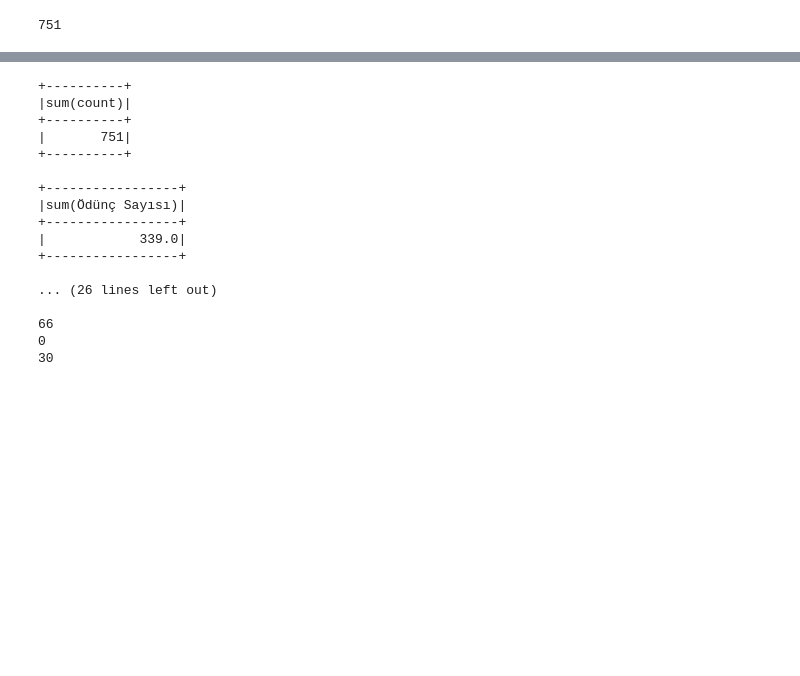
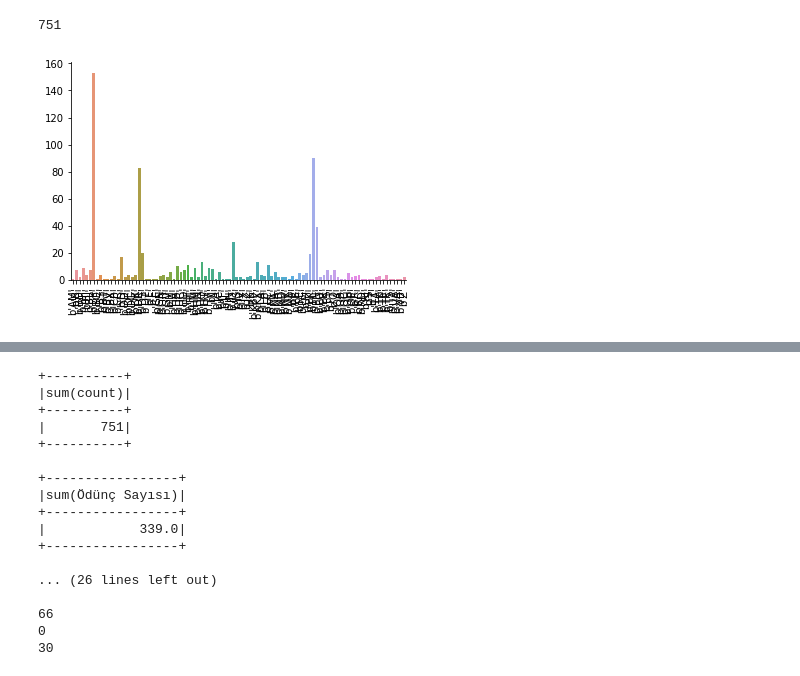
Before and after one commit to NJT145/CS_340, a Jupyter notebook: kütüphane/CS340_Project.ipynb, the cells around one changed output, grey strips where cells are left out. Cells and saved outputs as stored; diff of their text form; code cells hidden in the pictures; blank space fills up the shorter version.

```diff
--- a/kütüphane/CS340_Project.ipynb
+++ b/kütüphane/CS340_Project.ipynb
@@ -171,0 +187,13 @@ df.count()
+# %%
+df_group = df.groupBy('Sınıflama').count().orderBy("Sınıflama")
+group_count = df_group.count()
+groups = np.empty(group_count, dtype="S30")
+counts = np.empty(group_count)
+for (index,row) in enumerate(df_group.collect()):
+    groups[index] = row['Sınıflama']
+    counts[index] = row['count']
+sns.barplot(x=groups, y=counts)
+plt.xticks(rotation='vertical')
+sns.despine()
+# %% [output]
+[figure, added]
```
Also changed, not shown: parts of 23 cells of this notebook.
